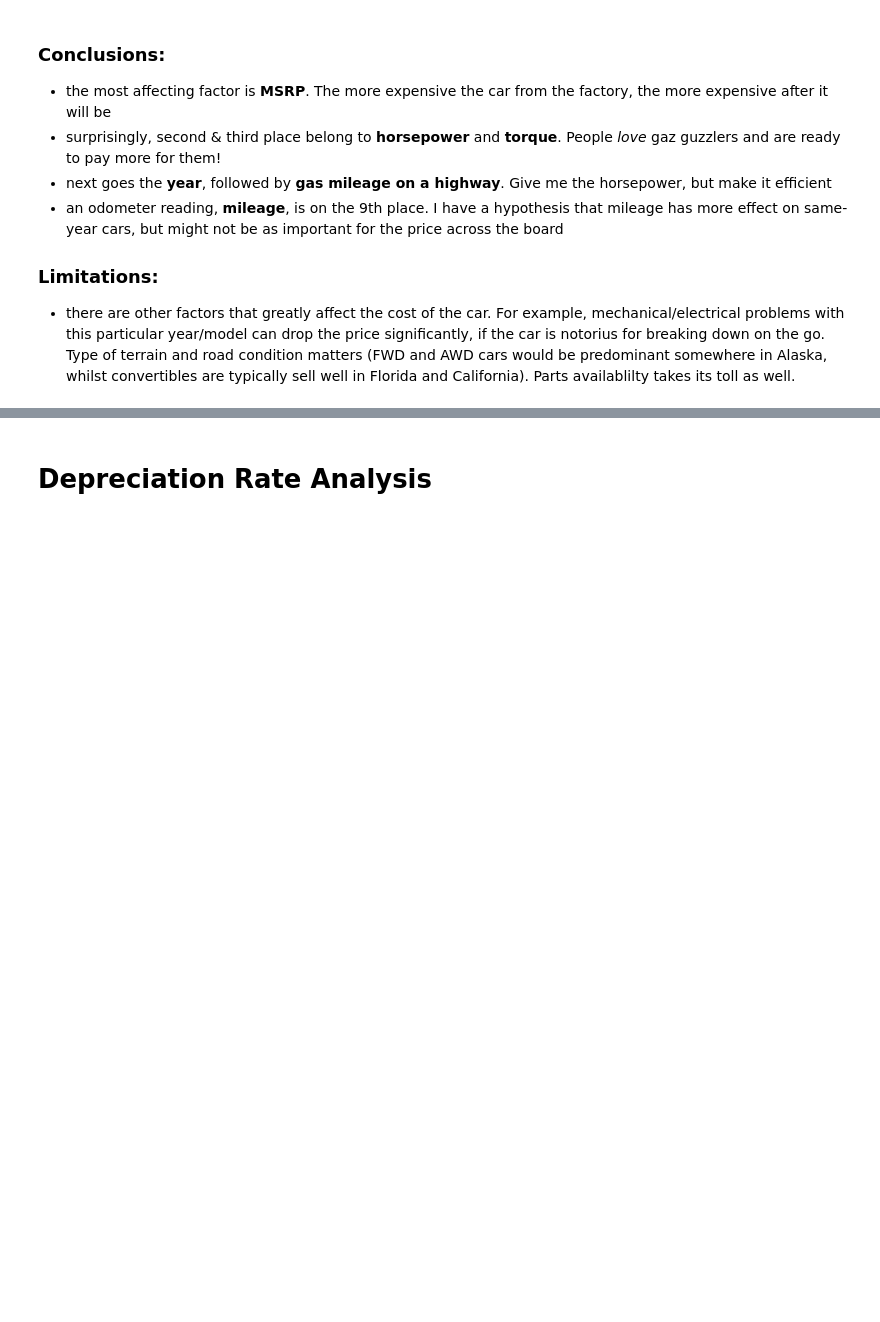
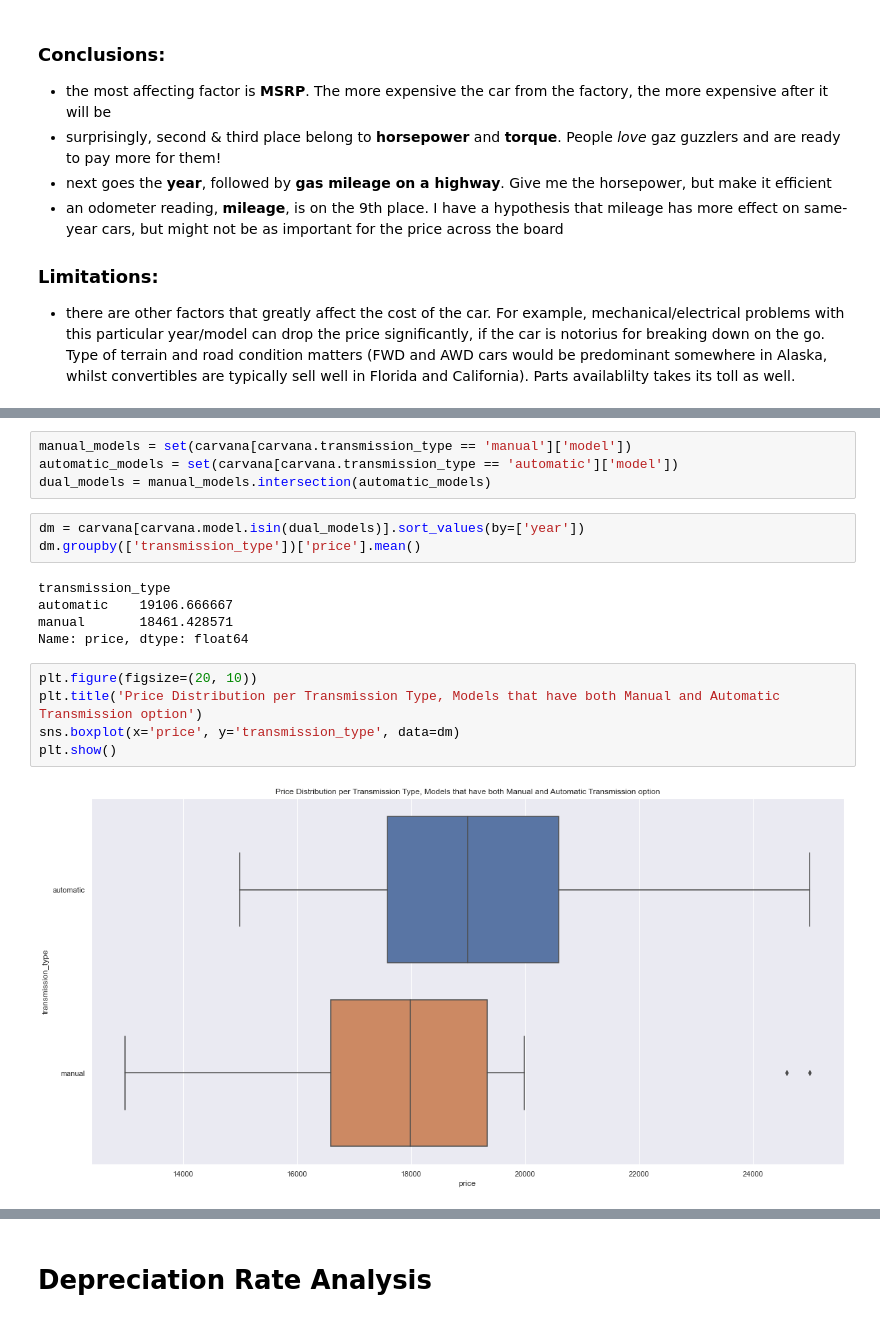
Before and after one commit to KilovoIt/Data-Science, a Jupyter notebook: Carvana Project/carvana_eda.ipynb, the cells around one changed output, grey strips where cells are left out. Cells and saved outputs as stored; diff of their text form; blank space fills up the shorter version.

```diff
--- a/Carvana Project/carvana_eda.ipynb
+++ b/Carvana Project/carvana_eda.ipynb
@@ -143,0 +188,19 @@ plt.show()
+# %%
+manual_models = set(carvana[carvana.transmission_type == 'manual']['model'])
+automatic_models = set(carvana[carvana.transmission_type == 'automatic']['model'])
+dual_models = manual_models.intersection(automatic_models)
+# %%
+dm = carvana[carvana.model.isin(dual_models)].sort_values(by=['year'])
+dm.groupby(['transmission_type'])['price'].mean()
+# %% [output]
+transmission_type
+automatic    19106.666667
+manual       18461.428571
+Name: price, dtype: float64
+# %%
+plt.figure(figsize=(20, 10))
+plt.title('Price Distribution per Transmission Type, Models that have both Manual and Automatic Transmission option')
+sns.boxplot(x='price', y='transmission_type', data=dm)
+plt.show()
+# %% [output]
+[figure, added]
```
Also changed, not shown: parts of 47 cells of this notebook.
